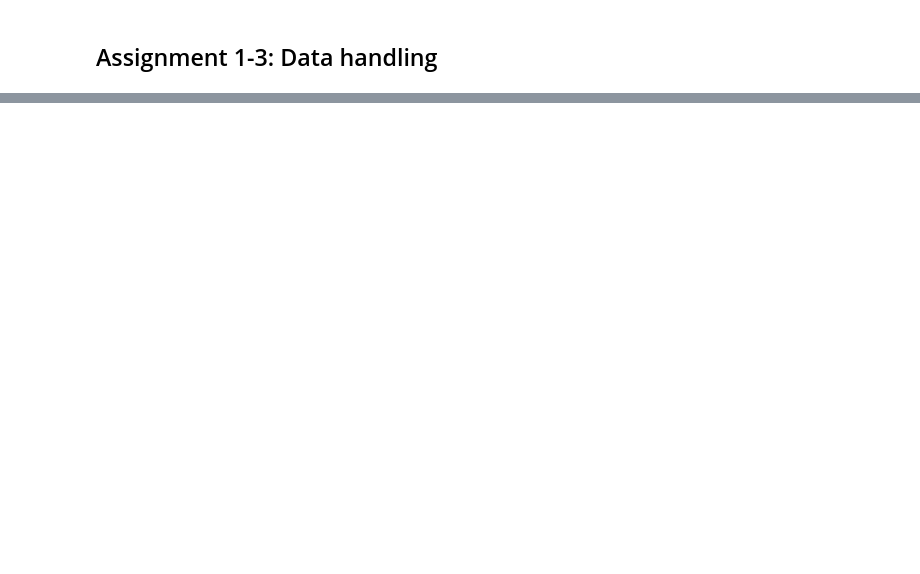
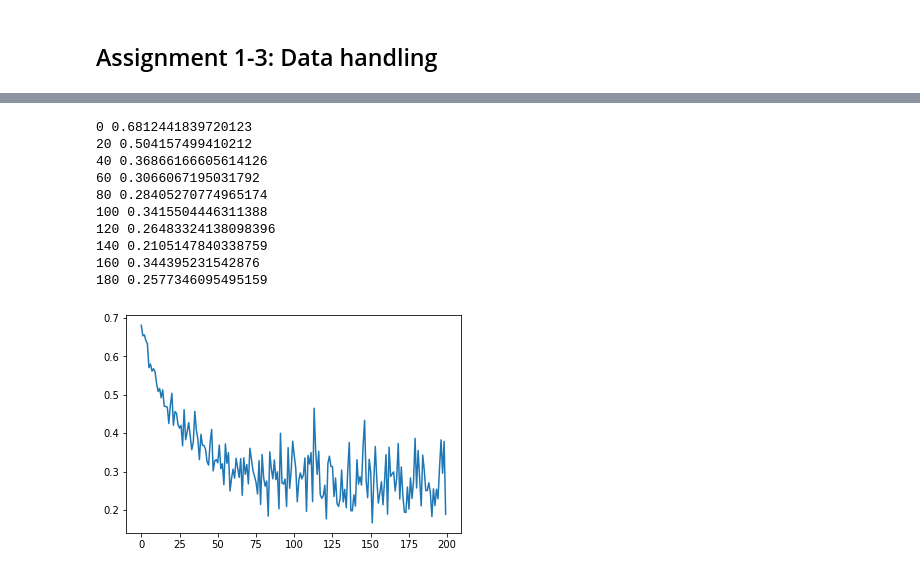
Before and after one commit to bxiong97/CPSC_533R_assignments, a Jupyter notebook: assignment/assignment1_collaborate.ipynb, the cells around one changed output, grey strips where cells are left out. Drawn from its saved outputs; the diff is of its cells as text; code cells hidden in the pictures; blank space fills up the shorter version.

Commit message:
Finish some task and set a frame work for the rest of it

```diff
--- a/assignment/assignment1_collaborate.ipynb
+++ b/assignment/assignment1_collaborate.ipynb
@@ -156,0 +177,35 @@ train_process(model, train_set)
+# %%
+train_set = pairWiseMinistDataset(
+    root = './DatasetMNIST',
+    train = True,
+    download = False ,
+    transform = transforms.Compose([
+        transforms.ToTensor(),
+        gray_to_color,
+    ])
+)
+test_set = pairWiseMinistDataset(
+    root = './DatasetMNIST',
+    train = False,
+    download = False ,
+    transform = transforms.Compose([
+        transforms.ToTensor(),
+        gray_to_color,
+    ])
+)
+# Task 7 TODO: validation set
+model = pairWiseModel(backbone=torchvision.models.resnet18, num_embedding=256)
+# @Atabak replace val_set=test_set here, just for convenience now
+train_process_with_vis(model, train_set, val_set=test_set, batch_size=64, cuda=True)
+# %% [output]
+0 0.6812441839720123
+20 0.504157499410212
+40 0.36866166605614126
+60 0.3066067195031792
+80 0.28405270774965174
+100 0.3415504446311388
+120 0.26483324138098396
+140 0.2105147840338759
+160 0.344395231542876
+180 0.2577346095495159
+[figure, added]
```
Also changed, not shown: parts of 11 cells of this notebook.
